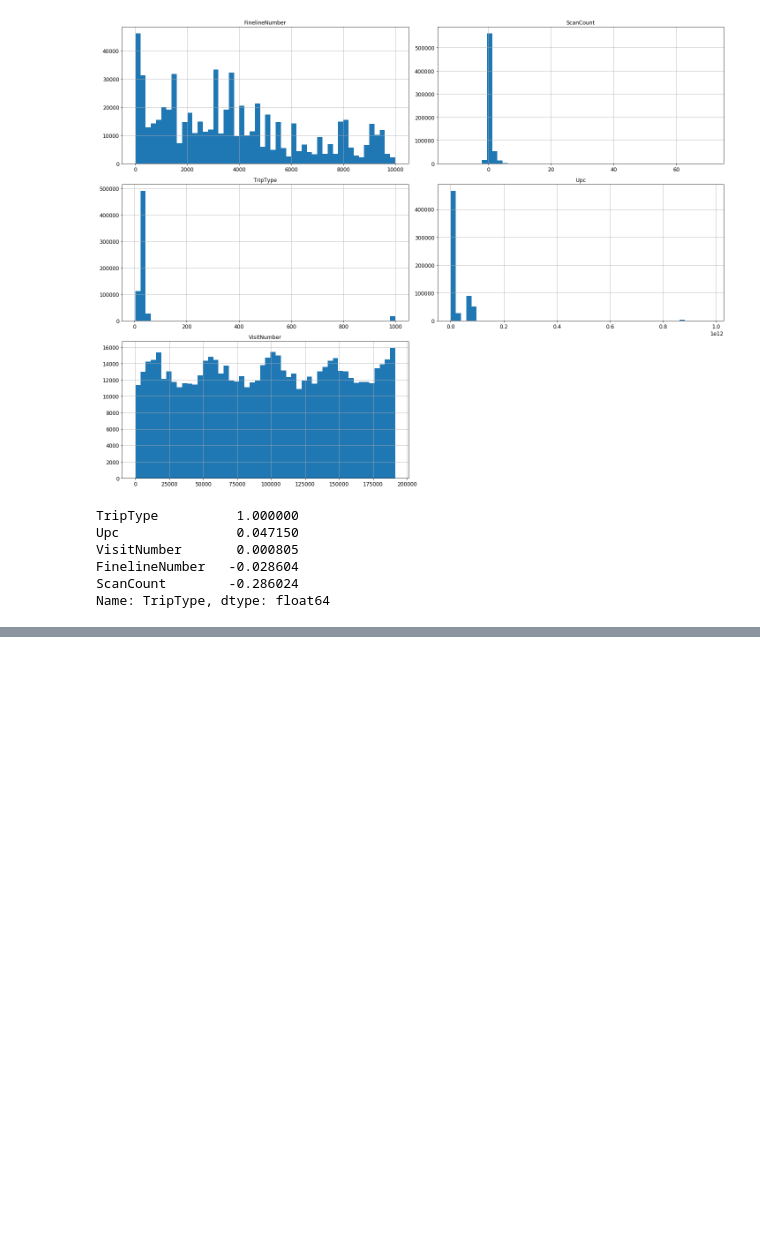
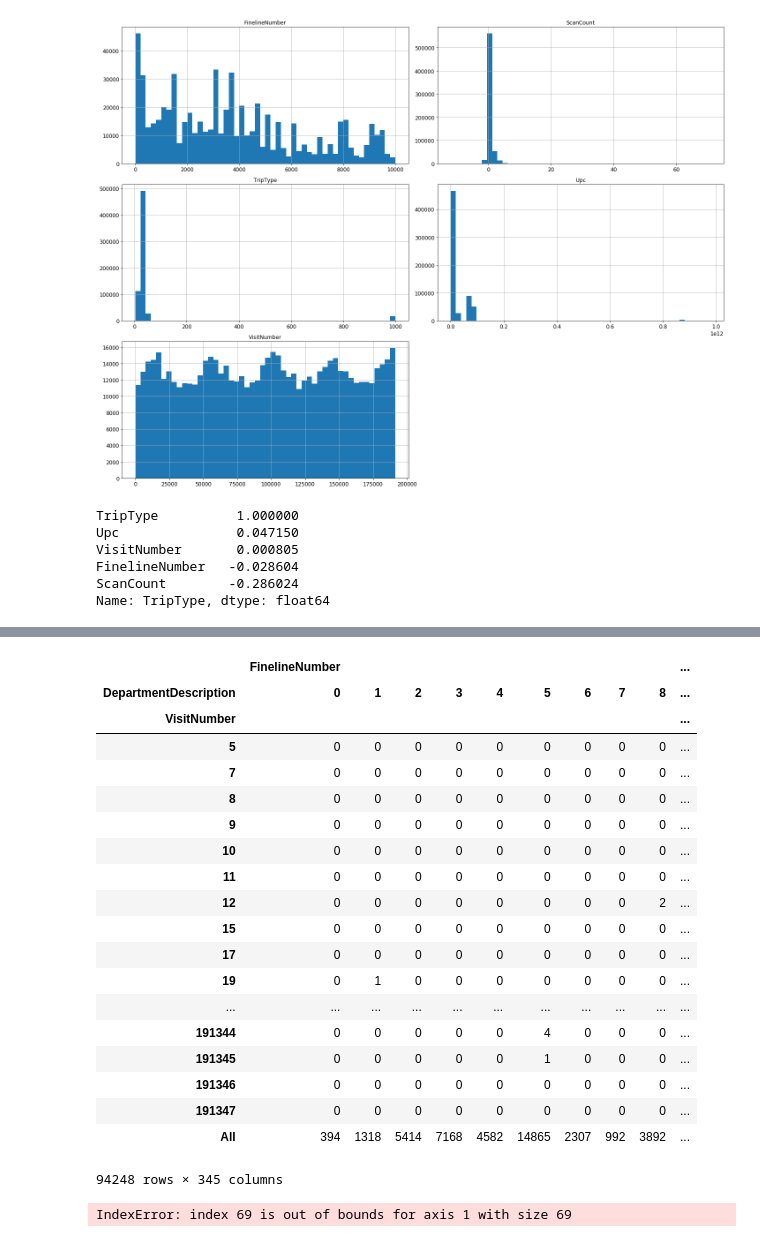
Before and after one commit to parksunwoo/dbs_zero2all, a Jupyter notebook: 8th_week/Walmart_TripTypeClassification.ipynb, the cells around one changed output, grey strips where cells are left out. Cells and saved outputs as stored; diff of their text form; code cells hidden in the pictures; blank space fills up the shorter version.

Commit message:
[kaggle] dataFeaturing and randomforestClassifier

```diff
--- a/8th_week/Walmart_TripTypeClassification.ipynb
+++ b/8th_week/Walmart_TripTypeClassification.ipynb
@@ -158,3 +147,0 @@ walmart_labels = strat_train_set["TripType"].copy()
-# %%
-df_train.dropna(axis = 0, subset = ['Upc', 'DepartmentDescription', 'FinelineNumber'], inplace = True)
-print('Dataframe dimensions:', df_train.shape)
@@ -481,0 +421,45 @@ ValueError: Input contains NaN, infinity or a value too large for dtype('float64
+# %%
+pivot_table = pd.pivot_table(df_train, index=["VisitNumber"], columns=["DepartmentDescription"], fill_value=0, aggfunc=len, margins=True)
+pivot_table
+# %% [output]
+|  | FinelineNumber |  |  |  |  |  |  |  |  | ... |
+| DepartmentDescription | 0 | 1 | 2 | 3 | 4 | 5 | 6 | 7 | 8 | ... |
+| VisitNumber |  |  |  |  |  |  |  |  |  | ... |
+| 5 | 0 | 0 | 0 | 0 | 0 | 0 | 0 | 0 | 0 | ... |
+| 7 | 0 | 0 | 0 | 0 | 0 | 0 | 0 | 0 | 0 | ... |
+| 8 | 0 | 0 | 0 | 0 | 0 | 0 | 0 | 0 | 0 | ... |
+| 9 | 0 | 0 | 0 | 0 | 0 | 0 | 0 | 0 | 0 | ... |
+| 10 | 0 | 0 | 0 | 0 | 0 | 0 | 0 | 0 | 0 | ... |
+| 11 | 0 | 0 | 0 | 0 | 0 | 0 | 0 | 0 | 0 | ... |
+| 12 | 0 | 0 | 0 | 0 | 0 | 0 | 0 | 0 | 2 | ... |
+| 15 | 0 | 0 | 0 | 0 | 0 | 0 | 0 | 0 | 0 | ... |
+| 17 | 0 | 0 | 0 | 0 | 0 | 0 | 0 | 0 | 0 | ... |
+| 19 | 0 | 1 | 0 | 0 | 0 | 0 | 0 | 0 | 0 | ... |
+| ... | ... | ... | ... | ... | ... | ... | ... | ... | ... | ... |
+| 191344 | 0 | 0 | 0 | 0 | 0 | 4 | 0 | 0 | 0 | ... |
+| 191345 | 0 | 0 | 0 | 0 | 0 | 1 | 0 | 0 | 0 | ... |
+| 191346 | 0 | 0 | 0 | 0 | 0 | 0 | 0 | 0 | 0 | ... |
+| 191347 | 0 | 0 | 0 | 0 | 0 | 0 | 0 | 0 | 0 | ... |
+| All | 394 | 1318 | 5414 | 7168 | 4582 | 14865 | 2307 | 992 | 3892 | ... |
+94248 rows × 345 columns
+# %%
+# take data matrix from dataframe
+transaction_matrix = pivot_table.as_matrix()
+# get number of rows and columns
+rows, columns = transaction_matrix.shape
+# init new matrix
+frequent_items_matrix = np.zeros((69,69))
+# compare every product with every other
+for this_column in range(0, columns-1):
+    for next_column in range(this_column + 1, columns):
+        # multiply product pair vectors
+        product_vector = transaction_matrix[:,this_column] * transaction_matrix[:,next_column]
+        # check the number of pair occurrences in baskets
+        count_matches = sum((product_vector)>0)
+        # save values to new matrix
+        frequent_items_matrix[this_column,next_column] = count_matches
+
+#print frequent_items_matrix
+plot_matrix(frequent_items_matrix)
+# %% [output]
+IndexError: index 69 is out of bounds for axis 1 with size 69
```
Also changed, not shown: parts of 44 cells of this notebook.
